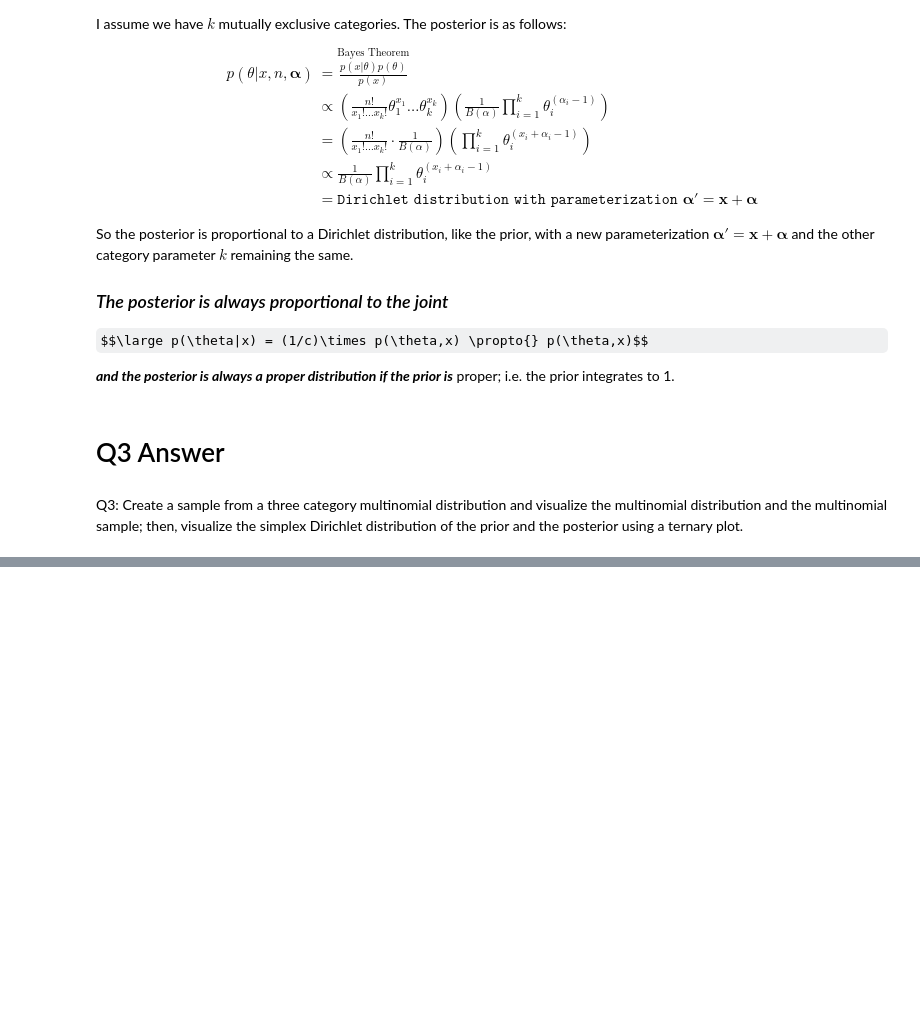
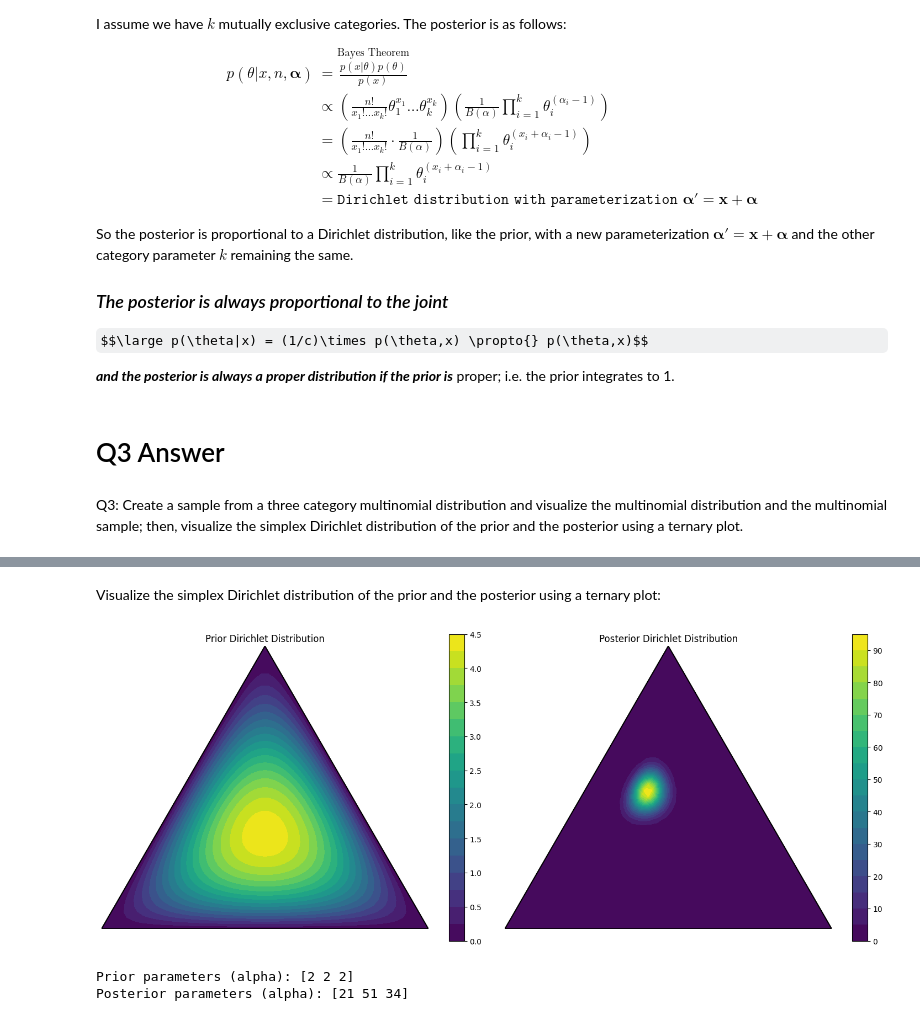
Before and after one commit to aidanmrli/STA365-Bayesian-Statistics-W25, a Jupyter notebook: Bayes_00_Intro2Bayes.ipynb, the cells around one changed output, grey strips where cells are left out. Saved outputs shown, nothing was run; the diff lists cells and outputs as text; code cells hidden in the pictures; some formulas as TeX source; blank space fills up the shorter version.

```diff
--- a/Bayes_00_Intro2Bayes.ipynb
+++ b/Bayes_00_Intro2Bayes.ipynb
@@ -242,0 +154,75 @@ fig.show()
+# %% [markdown]
+Visualize the simplex Dirichlet distribution of the prior and the posterior using a ternary plot:
+# %%
+def create_triangle_grid(n_points=20):
+    """Create a triangular grid for the simplex."""
+    side_points = np.linspace(0, 1, n_points)
+    x = []
+    y = []
+    z = []
+
+    for i in range(n_points):
+        for j in range(n_points - i):
+            k = n_points - 1 - i - j
+            p1 = i / (n_points - 1)
+            p2 = j / (n_points - 1)
+            p3 = k / (n_points - 1)
+            x.append(p1)
+            y.append(p2)
+            z.append(p3)
+
+    return np.array(x), np.array(y), np.array(z)
+
+def barycentric_to_cartesian(p1, p2, p3):
+    """Convert barycentric coordinates to cartesian coordinates."""
+    # Heights of an equilateral triangle
+    x = 0.5 * (2 * p1 + p2)
+    y = np.sqrt(3)/2 * p2
+    return x, y
+
+alpha_prior = np.array([2, 2, 2])  # Symmetric prior
+alpha_posterior = alpha_prior + multinomial_sample
+
+# Create grid and compute PDF values
+x, y, z = create_triangle_grid(n_points=50)
+points = np.column_stack([x, y, z])
+pdf_prior = stats.dirichlet.pdf(points.T, alpha_prior)
+pdf_posterior = stats.dirichlet.pdf(points.T, alpha_posterior)
+
+# Convert to cartesian coordinates for plotting
+cart_x, cart_y = barycentric_to_cartesian(x, y, z)
+
+# Create visualization
+fig, (ax1, ax2) = plt.subplots(1, 2, figsize=(15, 6))
+for ax, pdf_values, title, alphas in [
+    (ax1, pdf_prior, 'Prior Dirichlet Distribution', alpha_prior),
+    (ax2, pdf_posterior, 'Posterior Dirichlet Distribution', alpha_posterior)
+]:
+    # plot the heatmap
+    tri = Triangulation(cart_x, cart_y)
+    tcm = ax.tricontourf(tri, pdf_values, levels=20, cmap='viridis')
+    plt.colorbar(tcm, ax=ax)
+
+    # triangle boundary
+    triangle_vertices = np.array([
+        barycentric_to_cartesian(1, 0, 0),
+        barycentric_to_cartesian(0, 1, 0),
+        barycentric_to_cartesian(0, 0, 1),
+        barycentric_to_cartesian(1, 0, 0)
+    ])
+    ax.plot(triangle_vertices[:, 0], triangle_vertices[:, 1], 'k-')
+
+    ax.set_title(title)
+    ax.set_aspect('equal')
+    ax.axis('off')
+
+plt.tight_layout()
+plt.show()
+
+# Print summary statistics
+print("Prior parameters (alpha):", alpha_prior)
+print("Posterior parameters (alpha):", alpha_posterior)
+# %% [output]
+[figure, added]
+Prior parameters (alpha): [2 2 2]
+Posterior parameters (alpha): [21 51 34]
```
Also changed, not shown: parts of 7 cells of this notebook.
